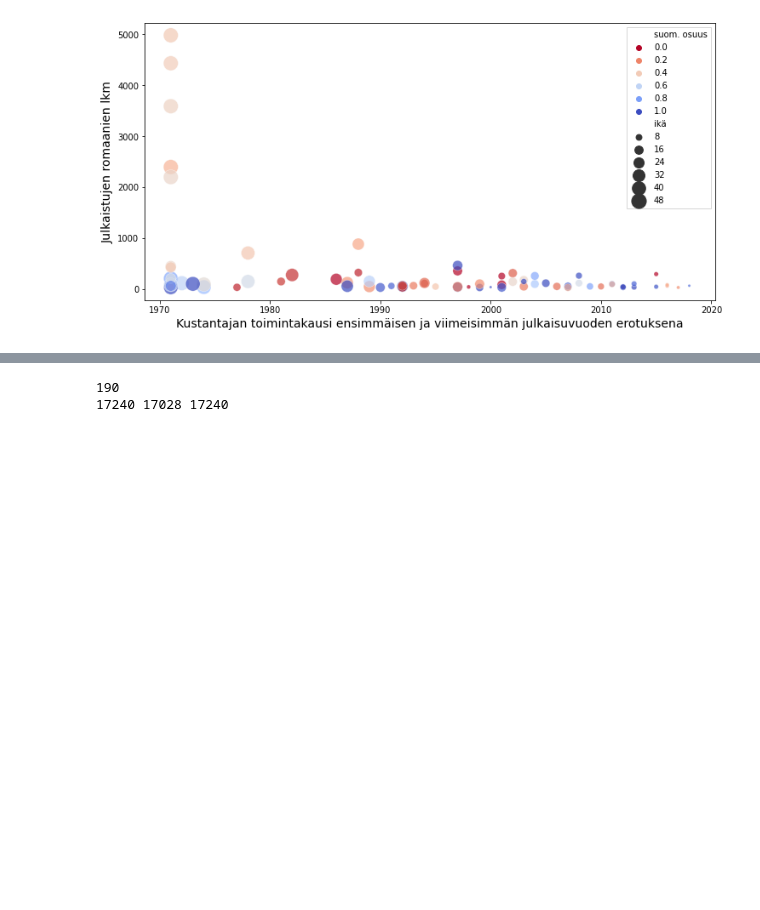
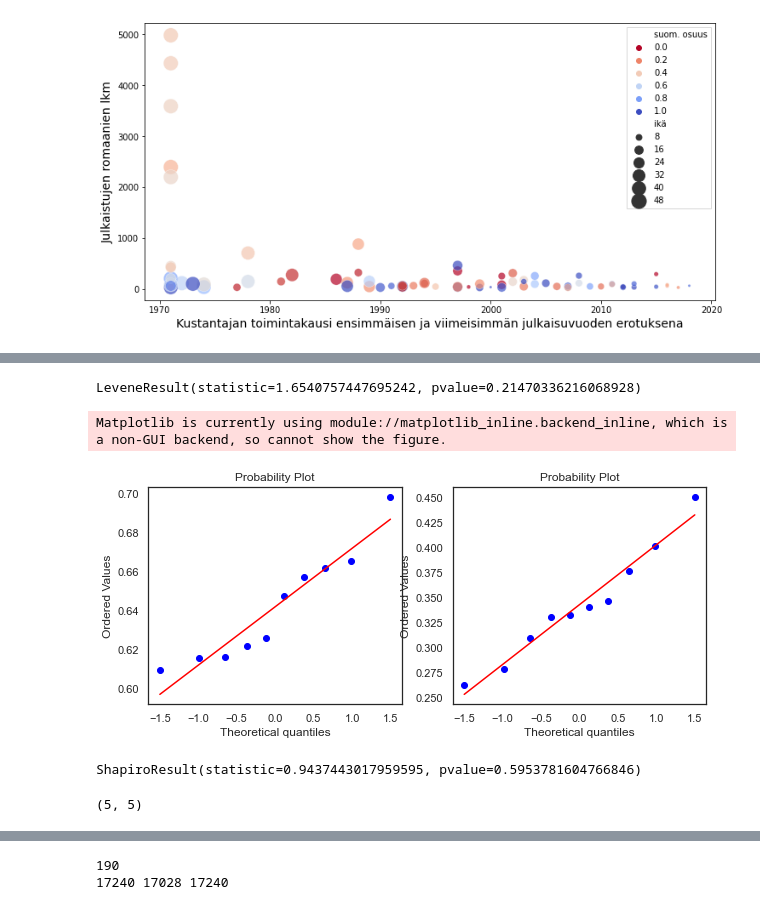
Before and after one commit to telmaau/ks-tutkielma, a Jupyter notebook: code/analyses/publishers.ipynb, the cells around one changed output, grey strips where cells are left out. Drawn from its saved outputs; the diff is of its cells as text; code cells hidden in the pictures; blank space fills up the shorter version.

```diff
--- a/code/analyses/publishers.ipynb
+++ b/code/analyses/publishers.ipynb
@@ -402,0 +715,3 @@ fig.show()
+# %%
+all_pubs=pd.concat([fi_pub,fo_pub]).drop_duplicates(["year","author","novel","nat","lang"])
+all_pubs
@@ -402,0 +745,5 @@ fig.show()
+# %%
+all_pubs["year_total"]=new_col
+all_pubs["year_cat_total"]=new_col2
+all_pubs["rel"] =new_col2/new_col
+all_pubs.sort_values("year").head()
@@ -402,0 +757,27 @@ fig.show()
+# %%
+# stats
+
+# statistical tests
+
+# has the share of small publishers grown?
+all_pubs=add_decade(all_pubs)
+df90=all_pubs[all_pubs["decade"]==1990]
+
+df21=all_pubs[all_pubs["decade"]==2010]
+# %%
+import statsmodels.api as sm
+from scipy import stats
+import pandas
+from scipy.stats import ttest_1samp,ttest_ind
+# summary t-test
+# t-test
+testdf=all_pubs[all_pubs["cat"]=="iso"].drop_duplicates(["year","cat"])
+mean90 = testdf[testdf['decade'] == 1990]['rel']
+mean2010 = testdf[testdf['decade'] == 2010]['rel']
+print(np.mean(mean90), np.mean(mean2010))
+print(ttest_ind(mean90, mean2010)  )
+
+
+import researchpy as rp
+rp.ttest(group1= mean90, group1_name= "90",
+         group2= mean2010, group2_name= "10")
@@ -402,0 +803,22 @@ fig.show()
+# %%
+# assumption checking
+
+print(stats.levene(mean90, mean2010) ) # should not be significant and is not...
+
+fig, ax= plt.subplots(1,2,figsize=(10,4))
+
+stats.probplot(mean90, dist="norm", plot= ax[0]) # this looks bad...
+stats.probplot(mean2010, dist="norm", plot= ax[1])
+fig.show()
+# %% [output]
+LeveneResult(statistic=1.6540757447695242, pvalue=0.21470336216068928)
+Matplotlib is currently using module://matplotlib_inline.backend_inline, which is a non-GUI backend, so cannot show the figure.
+[figure, added]
+# %%
+# it is normally distributed!
+sampling_difference = mean90.values - \
+                      mean2010.values
+
+stats.shapiro(sampling_difference) # does not deviate from normal distribution (goodgood)
+# %% [output]
+ShapiroResult(statistic=0.9437443017959595, pvalue=0.5953781604766846)
@@ -402,0 +853,16 @@ fig.show()
+# %%
+# english
+
+eng_props=[]
+for a_cat in all_pubs["cat"].unique():
+    a_df=all_pubs[all_pubs["cat"]==a_cat].sort_values("year")
+    a_genredf=a_df[~a_df["lang"].isna()]
+    a_genredf=a_genredf[a_genredf["lang"].str.contains("/eng")]
+    genre_novels=a_genredf.groupby("period")["novel"].nunique()
+    all_novels=a_df.groupby("period")["novel"].nunique()
+    genre_prop=genre_novels/all_novels
+    eng_props.append((a_cat, genre_prop))
+
+len(eng_props), len(genre_props)
+# %% [output]
+(5, 5)
```
Also changed, not shown: parts of 79 cells of this notebook, 7 other files.
